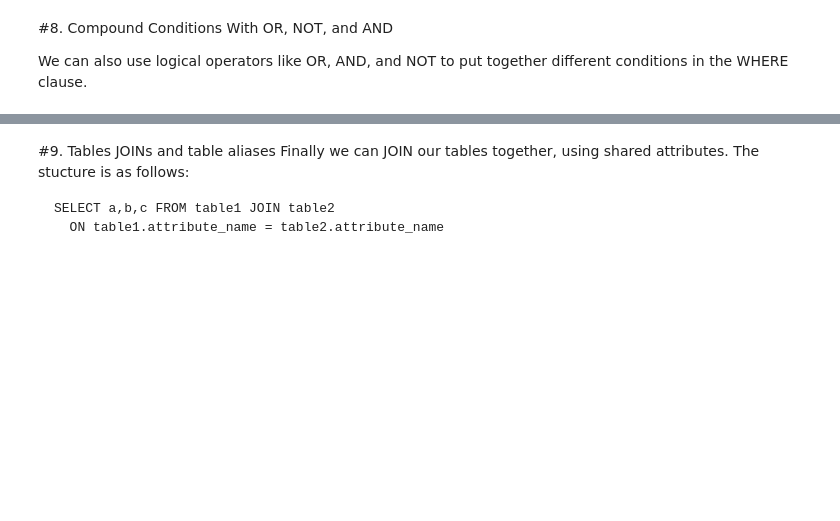
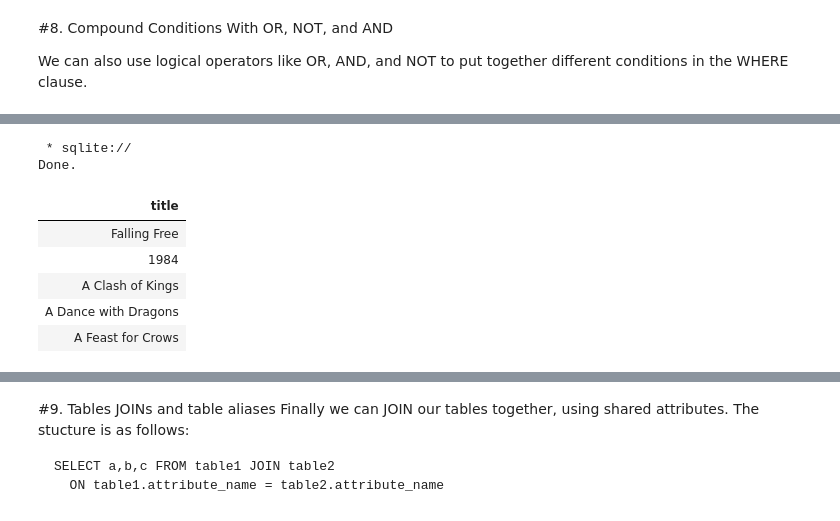
Before and after one commit to rkrebs7/database_sql, a Jupyter notebook: Introduction_to_SQL_1_Books.ipynb, the cells around one changed output, grey strips where cells are left out. Saved outputs shown, nothing was run; the diff lists cells and outputs as text; code cells hidden in the pictures; blank space fills up the shorter version.

```diff
--- a/Introduction_to_SQL_1_Books.ipynb
+++ b/Introduction_to_SQL_1_Books.ipynb
@@ -829,0 +838,17 @@ SELECT COUNT(*) AS "Neither Star nor War" FROM Movie
+# %%
+# Let's retrieve the books without the word "the"
+# anywhere is the title
+
+%%sql
+SELECT title FROM BOOKS
+  WHERE title NOT LIKE "%the%"
+  LIMIT 5;
+# %% [output]
+ * sqlite://
+Done.
+| title |
+| Falling Free |
+| 1984 |
+| A Clash of Kings |
+| A Dance with Dragons |
+| A Feast for Crows |
```
Also changed, not shown: parts of 21 cells of this notebook.
